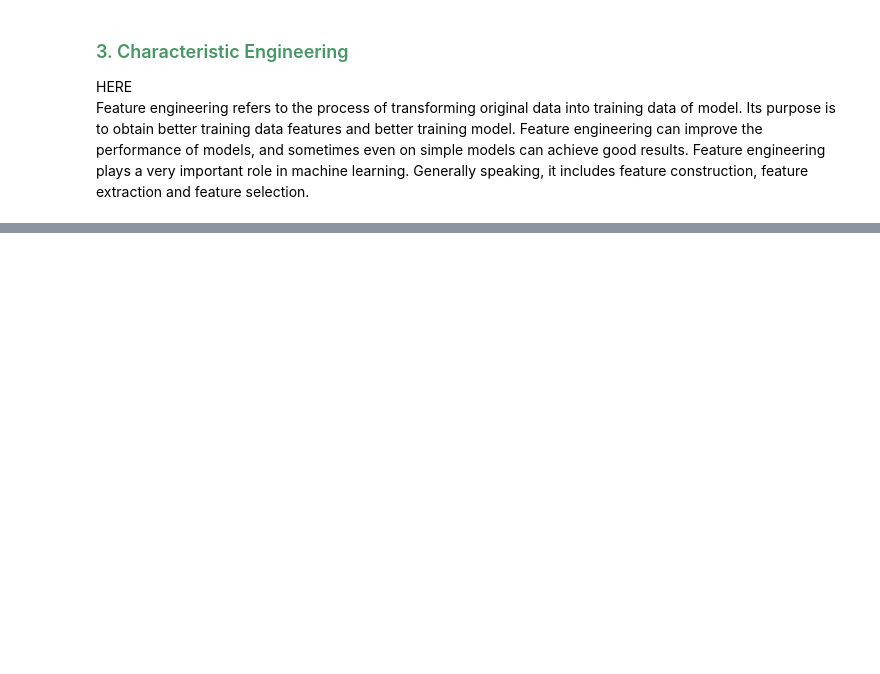
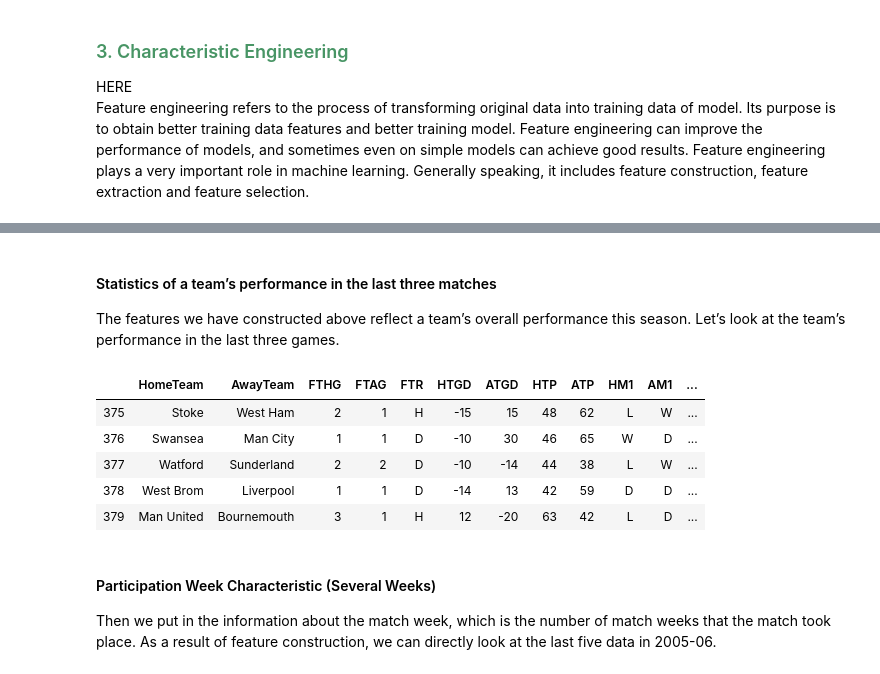
Before and after one commit to GRaviSS/Deep-Learning, a Jupyter notebook: First_Programing.ipynb, the cells around one changed output, grey strips where cells are left out. Saved outputs shown, nothing was run; the diff lists cells and outputs as text; code cells hidden in the pictures; blank space fills up the shorter version.

```diff
--- a/First_Programing.ipynb
+++ b/First_Programing.ipynb
@@ -805,0 +864,3 @@ playing_statistics[1].tail()
+# %%
+for i in range(len(playing_statistics)):
+    playing_statistics[i] = get_agg_points(playing_statistics[i])
@@ -805,0 +876,4 @@ playing_statistics[1].tail()
+# %% [markdown]
+#### Statistics of a team’s performance in the last three matches
+
+The features we have constructed above reflect a team’s overall performance this season. Let’s look at the team’s performance in the last three games.
@@ -805,0 +921,16 @@ playing_statistics[1].tail()
+# %%
+for i in range(len(playing_statistics)):
+    playing_statistics[i] = add_form_df(playing_statistics[i])
+# %%
+playing_statistics[2].tail()
+# %% [output]
+|  | HomeTeam | AwayTeam | FTHG | FTAG | FTR | HTGD | ATGD | HTP | ATP | HM1 | AM1 | ... |
+| 375 | Stoke | West Ham | 2 | 1 | H | -15 | 15 | 48 | 62 | L | W | ... |
+| 376 | Swansea | Man City | 1 | 1 | D | -10 | 30 | 46 | 65 | W | D | ... |
+| 377 | Watford | Sunderland | 2 | 2 | D | -10 | -14 | 44 | 38 | L | W | ... |
+| 378 | West Brom | Liverpool | 1 | 1 | D | -14 | 13 | 42 | 59 | D | D | ... |
+| 379 | Man United | Bournemouth | 3 | 1 | H | 12 | -20 | 63 | 42 | L | D | ... |
+# %% [markdown]
+#### Participation Week Characteristic (Several Weeks)
+
+Then we put in the information about the match week, which is the number of match weeks that the match took place. As a result of feature construction, we can directly look at the last five data in 2005-06.
```
Also changed, not shown: parts of 53 cells of this notebook.
